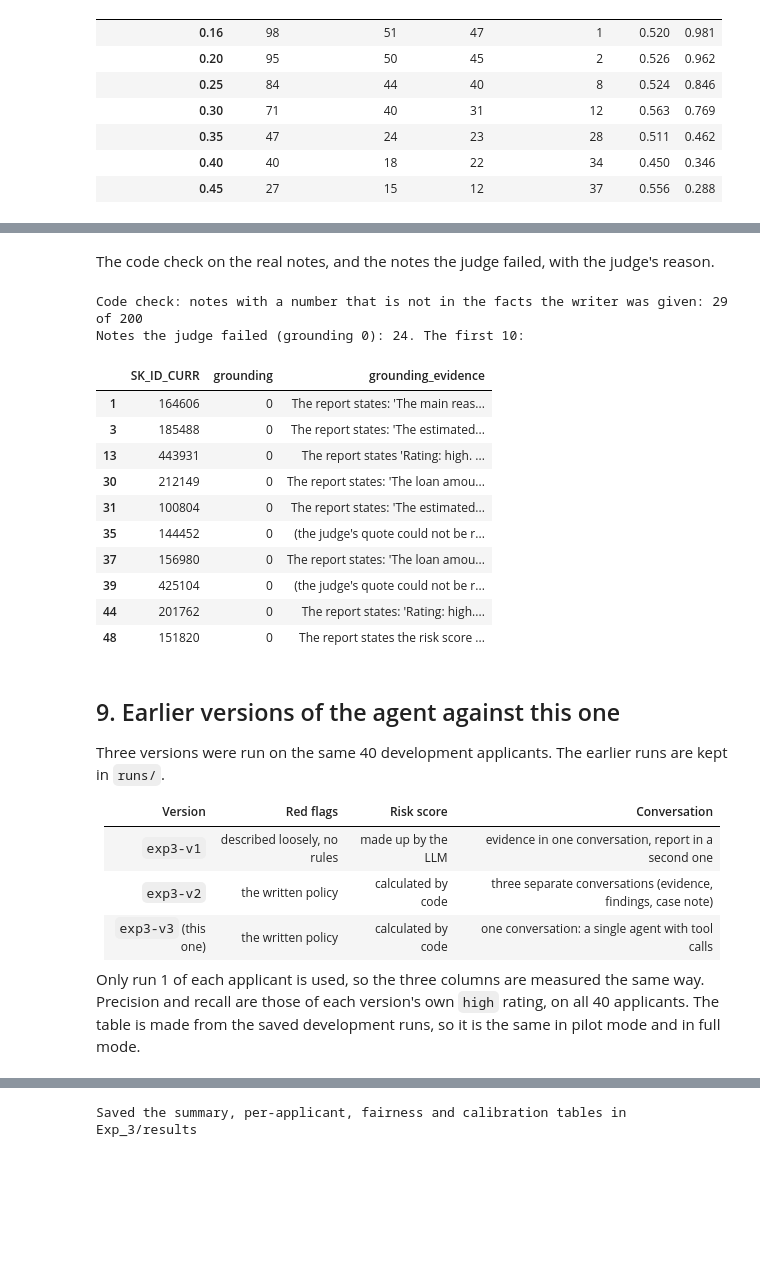
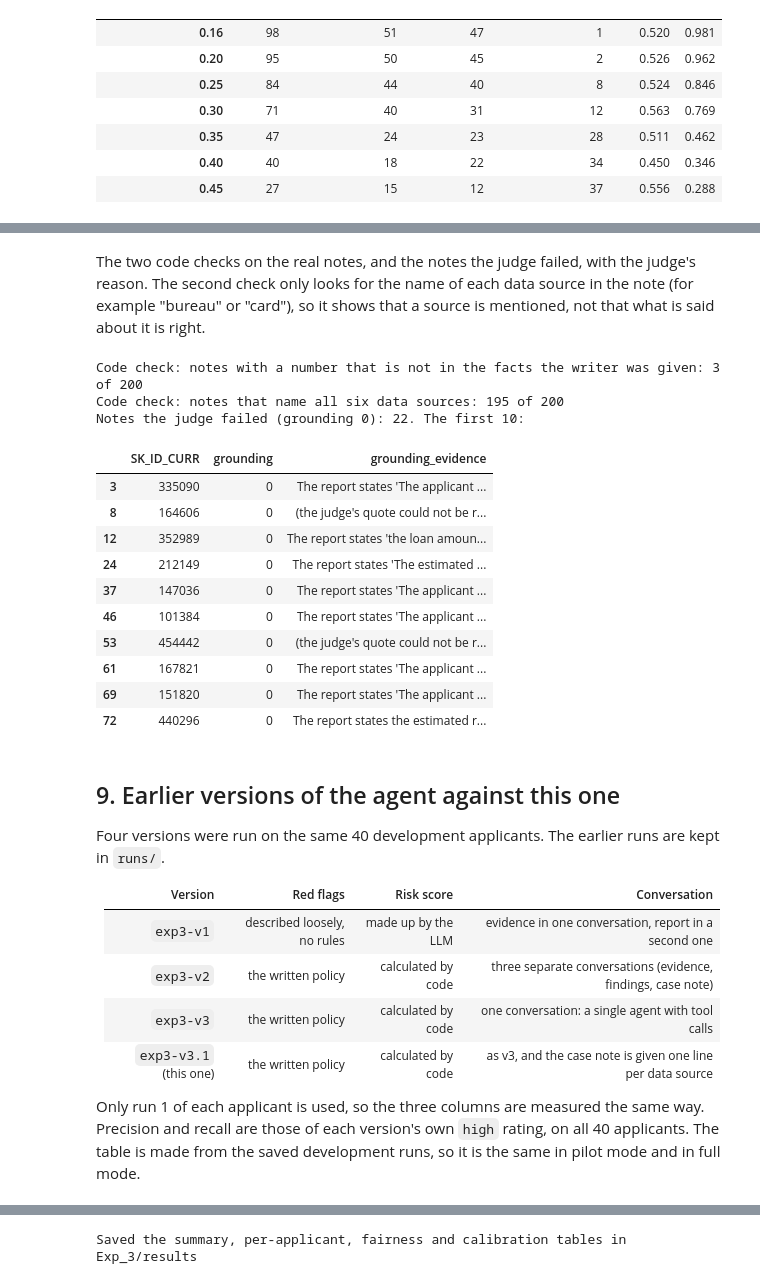
Before and after one commit to RaUzenL/bt4012_group6, a Jupyter notebook: Exp_3/exp3.ipynb, the cells around one changed output, grey strips where cells are left out. Saved outputs shown, nothing was run; the diff lists cells and outputs as text; code cells hidden in the pictures; blank space fills up the shorter version.

```diff
--- a/Exp_3/exp3.ipynb
+++ b/Exp_3/exp3.ipynb
@@ -874,40 +876,46 @@ Planted wrong numbers caught by the code check: 10 of 10
 | 9 | 315786 | 0.4289 | 0.8289 | 0 | True | True |
 # %% [markdown]
-The code check on the real notes, and the notes the judge failed, with the judge's reason.
+The two code checks on the real notes, and the notes the judge failed, with the judge's reason. The second check
+only looks for the name of each data source in the note (for example "bureau" or "card"), so it shows that a
+source is mentioned, not that what is said about it is right.
 # %%
 notes_with_unsupported_number = 0
 for run in first_runs:
     if len(grading.unsupported_numbers(run["report"], run["report_input"])) > 0:
         notes_with_unsupported_number += 1
 print("Code check: notes with a number that is not in the facts the writer was given: {0} of {1}".format(
     notes_with_unsupported_number, len(first_runs)))
+notes_naming_all_sources = sum(len(grading.sources_named(run["report"])) == 6 for run in first_runs)
+print("Code check: notes that name all six data sources: {0} of {1}".format(notes_naming_all_sources, len(first_runs)))
 
 failed_notes = grades.loc[grades["grounding"] == 0, ["SK_ID_CURR", "grounding", "grounding_evidence"]]
 print("Notes the judge failed (grounding 0): {0}. The first 10:".format(len(failed_notes)))
 failed_notes.head(10)
 # %% [output]
-Code check: notes with a number that is not in the facts the writer was given: 29 of 200
-Notes the judge failed (grounding 0): 24. The first 10:
+Code check: notes with a number that is not in the facts the writer was given: 3 of 200
+Code check: notes that name all six data sources: 195 of 200
+Notes the judge failed (grounding 0): 22. The first 10:
 |  | SK_ID_CURR | grounding | grounding_evidence |
-| 1 | 164606 | 0 | The report states: 'The main reas... |
-| 3 | 185488 | 0 | The report states: 'The estimated... |
-| 13 | 443931 | 0 | The report states 'Rating: high. ... |
-| 30 | 212149 | 0 | The report states: 'The loan amou... |
-| 31 | 100804 | 0 | The report states: 'The estimated... |
-| 35 | 144452 | 0 | (the judge's quote could not be r... |
-| 37 | 156980 | 0 | The report states: 'The loan amou... |
-| 39 | 425104 | 0 | (the judge's quote could not be r... |
-| 44 | 201762 | 0 | The report states: 'Rating: high.... |
-| 48 | 151820 | 0 | The report states the risk score ... |
+| 3 | 335090 | 0 | The report states 'The applicant ... |
+| 8 | 164606 | 0 | (the judge's quote could not be r... |
+| 12 | 352989 | 0 | The report states 'the loan amoun... |
+| 24 | 212149 | 0 | The report states 'The estimated ... |
+| 37 | 147036 | 0 | The report states 'The applicant ... |
+| 46 | 101384 | 0 | The report states 'The applicant ... |
+| 53 | 454442 | 0 | (the judge's quote could not be r... |
+| 61 | 167821 | 0 | The report states 'The applicant ... |
+| 69 | 151820 | 0 | The report states 'The applicant ... |
+| 72 | 440296 | 0 | The report states the estimated r... |
 # %% [markdown]
 ## 9. Earlier versions of the agent against this one
-Three versions were run on the same 40 development applicants. The earlier runs are kept in `runs/`.
+Four versions were run on the same 40 development applicants. The earlier runs are kept in `runs/`.
 
 | Version | Red flags | Risk score | Conversation |
 |---|---|---|---|
 | `exp3-v1` | described loosely, no rules | made up by the LLM | evidence in one conversation, report in a second one |
 | `exp3-v2` | the written policy | calculated by code | three separate conversations (evidence, findings, case note) |
-| `exp3-v3` (this one) | the written policy | calculated by code | one conversation: a single agent with tool calls |
+| `exp3-v3` | the written policy | calculated by code | one conversation: a single agent with tool calls |
+| `exp3-v3.1` (this one) | the written policy | calculated by code | as v3, and the case note is given one line per data source |
 
 Only run 1 of each applicant is used, so the three columns are measured the same way. Precision and recall are
 those of each version's own `high` rating, on all 40 applicants.
```
Also changed, not shown: parts of 23 cells of this notebook, 19 other files.
